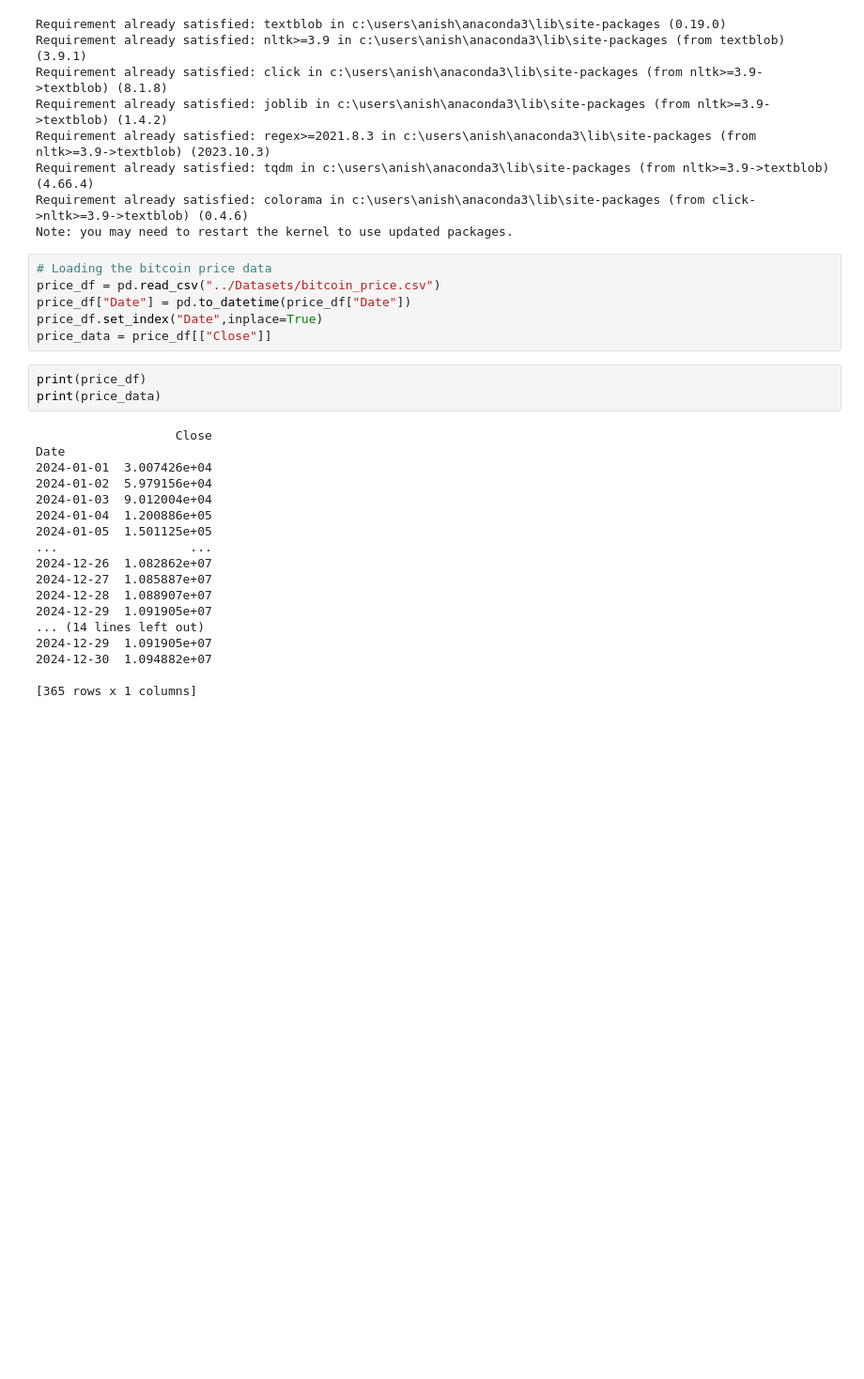
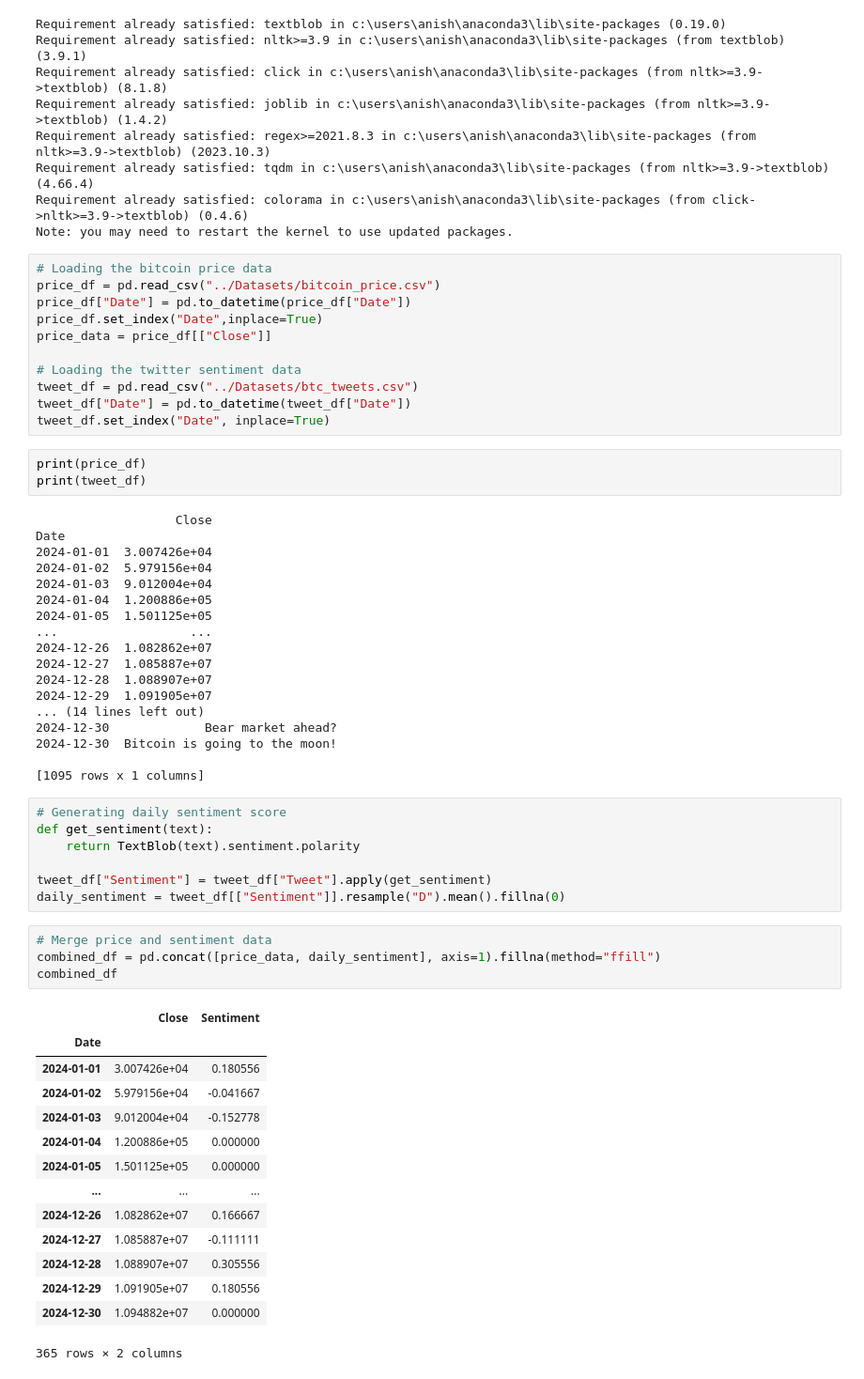
Before and after one commit to anish-upreti/Data-Science-and-ML-with-python, a Jupyter notebook: Assignments and Mini projects/Bitcoin_prediction.ipynb, the cells around one changed output. Shown at 94% size. Drawn from its saved outputs; the diff is of its cells as text; blank space fills up the shorter version.

```diff
--- a/Assignments and Mini projects/Bitcoin_prediction.ipynb
+++ b/Assignments and Mini projects/Bitcoin_prediction.ipynb
@@ -27,9 +27,14 @@ price_df = pd.read_csv("../Datasets/bitcoin_price.csv")
 price_df["Date"] = pd.to_datetime(price_df["Date"])
 price_df.set_index("Date",inplace=True)
 price_data = price_df[["Close"]]
+
+# Loading the twitter sentiment data
+tweet_df = pd.read_csv("../Datasets/btc_tweets.csv")
+tweet_df["Date"] = pd.to_datetime(tweet_df["Date"])
+tweet_df.set_index("Date", inplace=True)
 # %%
 print(price_df)
-print(price_data)
+print(tweet_df)
 # %% [output]
                    Close
 Date
@@ -44,7 +49,33 @@ Date
 2024-12-28  1.088907e+07
 2024-12-29  1.091905e+07
 ... (14 lines left out)
-2024-12-29  1.091905e+07
-2024-12-30  1.094882e+07
+2024-12-30             Bear market ahead?
+2024-12-30  Bitcoin is going to the moon!
 
-[365 rows x 1 columns]
+[1095 rows x 1 columns]
+# %%
+# Generating daily sentiment score
+def get_sentiment(text):
+    return TextBlob(text).sentiment.polarity
+
+tweet_df["Sentiment"] = tweet_df["Tweet"].apply(get_sentiment)
+daily_sentiment = tweet_df[["Sentiment"]].resample("D").mean().fillna(0)
+# %%
+# Merge price and sentiment data
+combined_df = pd.concat([price_data, daily_sentiment], axis=1).fillna(method="ffill")
+combined_df
+# %% [output]
+|  | Close | Sentiment |
+| Date |  |  |
+| 2024-01-01 | 3.007426e+04 | 0.180556 |
+| 2024-01-02 | 5.979156e+04 | -0.041667 |
+| 2024-01-03 | 9.012004e+04 | -0.152778 |
+| 2024-01-04 | 1.200886e+05 | 0.000000 |
+| 2024-01-05 | 1.501125e+05 | 0.000000 |
+| ... | ... | ... |
+| 2024-12-26 | 1.082862e+07 | 0.166667 |
+| 2024-12-27 | 1.085887e+07 | -0.111111 |
+| 2024-12-28 | 1.088907e+07 | 0.305556 |
+| 2024-12-29 | 1.091905e+07 | 0.180556 |
+| 2024-12-30 | 1.094882e+07 | 0.000000 |
+365 rows × 2 columns
```
Also changed, not shown: parts of 1 cell of this notebook, 1 other file.
